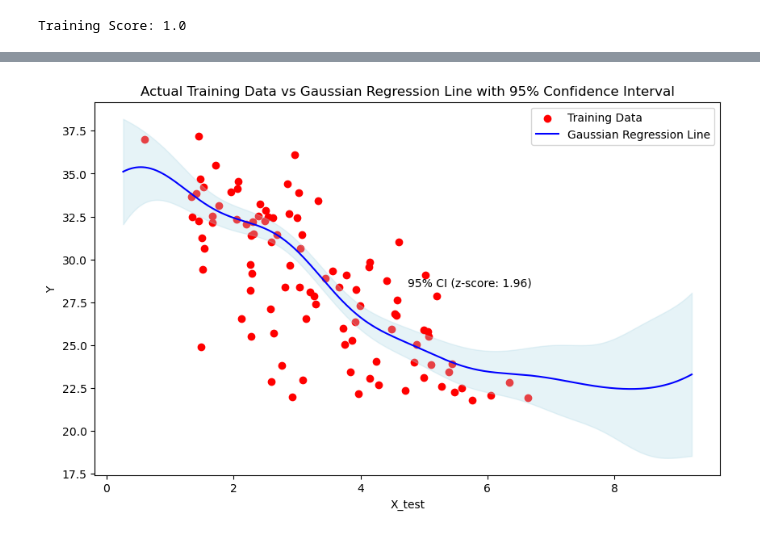
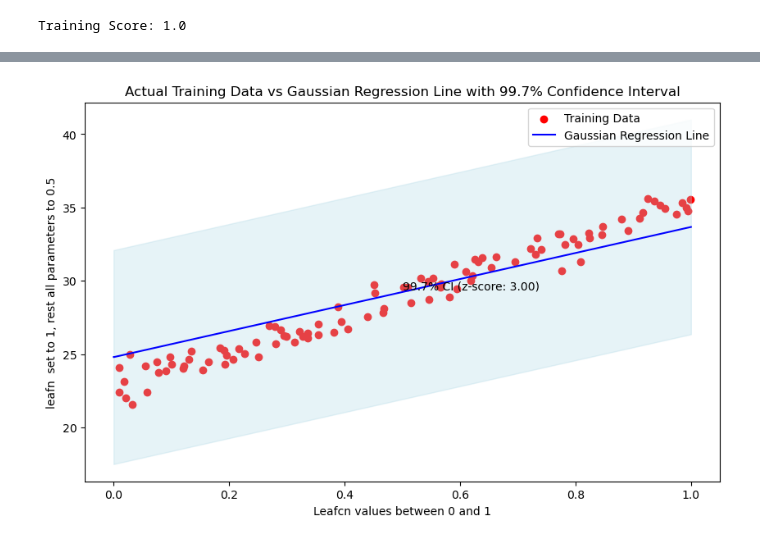
Before and after one commit to GaiaFuture/GaiaFuture, a Jupyter notebook: Script/ML/gaussian/gauss_reg.ipynb, the cells around one changed output, grey strips where cells are left out. Drawn from its saved outputs; the diff is of its cells as text; code cells hidden in the pictures.

Commit message:
32 param in ML

```diff
--- a/Script/ML/gaussian/gauss_reg.ipynb
+++ b/Script/ML/gaussian/gauss_reg.ipynb
@@ -308,3 +128,6 @@ Attributes: (0)
 # %% [markdown]
 #### The function is tested with single simulation of 1000 dataset only
+# %%
+#create an array for both leafn and Leafcn
+leafn =  np.array(ds_final["LEAFCN"].values)
 # %%
@@ -318,9 +159,0 @@ time = ds_final ['time'].values
-# %%
-#flatten the list to single column, i tried without flattening that does not make sense
-leafn = np.array(leafn)
-leafcn = np.array(leafcn)
-
-#there should be no missing values becuase machine does not learn anything from
-#that and it also does not how to interpret the data
-np.unique(leafn)
-np.isnan(leafcn).sum()
@@ -329,3 +160,5 @@ np.isnan(leafcn).sum()
+# %%
+params_array = extract_values(params)
 # %% [markdown]
 #### The K nearest method imputer makes more sense to me because I can use four nearby grid cells values
 #### to impute the nan values
@@ -446,7 +273,9 @@ n_splits = 5
 start_time = time.time()
 
 # Define the Gaussian Process model
-kernel = RBF(length_scale_bounds="fixed")
+#kernel = RBF(length_scale_bounds="fixed")
+kernel = RBF()
+
 # kernel = ConstantKernel(constant_value = 3, constant_value_bounds=(1e-5, 1e5)) \
 #               * RBF(length_scale=1, length_scale_bounds=(1e-5, 1e5))
 gp_model_cv = GaussianProcessRegressor(kernel=kernel, random_state=42, n_restarts_optimizer= 4,
@@ -474,34 +349,41 @@ cv_predictions = gp_model_cv.predict(X_test)
 # %%
 import numpy as np
 import matplotlib.pyplot as plt
 from scipy.stats import norm
 
+## 15 index is selected because it is a leafn in dataset.
+from scipy.stats import norm
+
 # Define a custom function to generate the Gaussian regression line
 def gaussian_regression_line(model, X):
-    # Generate evenly spaced values along the x-axis
-    x_values = np.linspace(min(X), max(X), 1000).reshape(-1, 1)
+    # Generate x_values with 32 dimensions
+    x_values = np.full((10, 32), 0)  # Fill array with 0.5
+    x_values[:, 15] = np.linspace(0, 1, 10)  # Set the 15th column values to evenly spaced values from 0 to 1
+
     # Predict mean and standard deviation of the Gaussian process at each point in x_values
     y_mean, y_std = model.predict(x_values, return_std=True)
+
     # Plot the mean line
-    plt.plot(x_values, y_mean, color='blue', linestyle='-', label='Gaussian Regression Line')
+    plt.plot(x_values[:, 15], y_mean, color='blue', linestyle='-', label='Gaussian Regression Line')
 
-    # Calculate the z-score for the 95% confidence interval
-    z_score = norm.ppf(0.975)  # 97.5th percentile
+    # Calculate the z-score for the 99.7% confidence interval
+    z_score = norm.ppf(0.99865)  # 99.7th percentile (three standard deviations)
 
-    # Plot the shaded region for the 95% confidence interval
-    plt.fill_between(x_values.flatten(), y_mean - z_score * y_std, y_mean + z_score * y_std, color='lightblue', alpha=0.3)
+    # Plot the shaded region for the 99.7% confidence interval with three standard deviations
+    plt.fill_between(x_values[:, 15], y_mean - z_score * y_std, y_mean + z_score * y_std, color='lightblue', alpha=0.3)
+
 
     # Plot the z-score value on the plot
-    plt.text(0.5, 0.5, f'95% CI (z-score: {z_score:.2f})', transform=plt.gca().transAxes, fontsize=10, verticalalignment='bottom')
+    plt.text(0.5, 0.5, f'99.7% CI (z-score: {z_score:.2f})', transform=plt.gca().transAxes, fontsize=10, verticalalignment='bottom')
 
 # Plot the actual training data against the predicted values
 plt.figure(figsize=(10, 6))
-plt.scatter(X_test, y_test, color='red', label='Training Data')
-gaussian_regression_line(gp_model_cv, X_train)
-plt.xlabel('X_test')
-plt.ylabel('Y')
-plt.title('Actual Training Data vs Gaussian Regression Line with 95% Confidence Interval')
+plt.scatter(X_test[:, 15], cv_predictions, color='red', label='Training Data')
+gaussian_regression_line(gp_model_cv, X_test)
+plt.xlabel('Leafcn values between 0 and 1')
+plt.ylabel('leafn  set to 1, rest all parameters to 0.5')
+plt.title('Actual Training Data vs Gaussian Regression Line with 99.7% Confidence Interval')
 plt.legend()
 plt.show()
 # %% [output]
-[figure, old version]
+[figure, new version]
```
Also changed, not shown: parts of 23 cells of this notebook.
